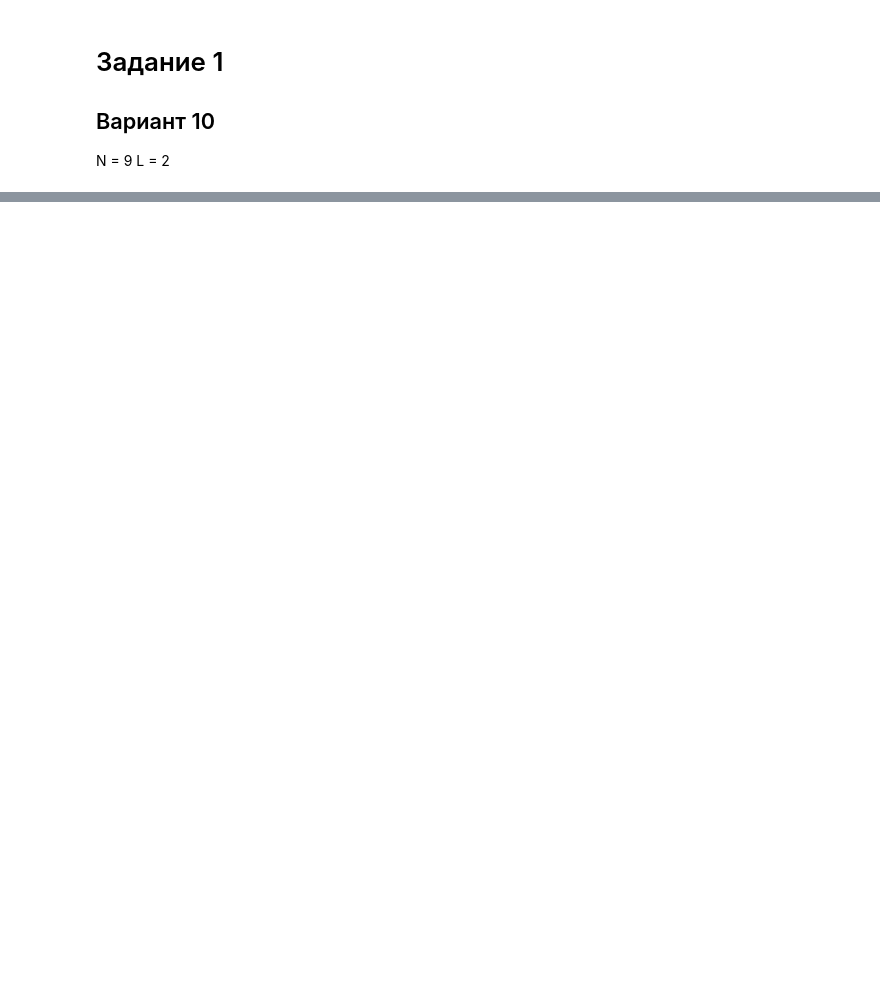
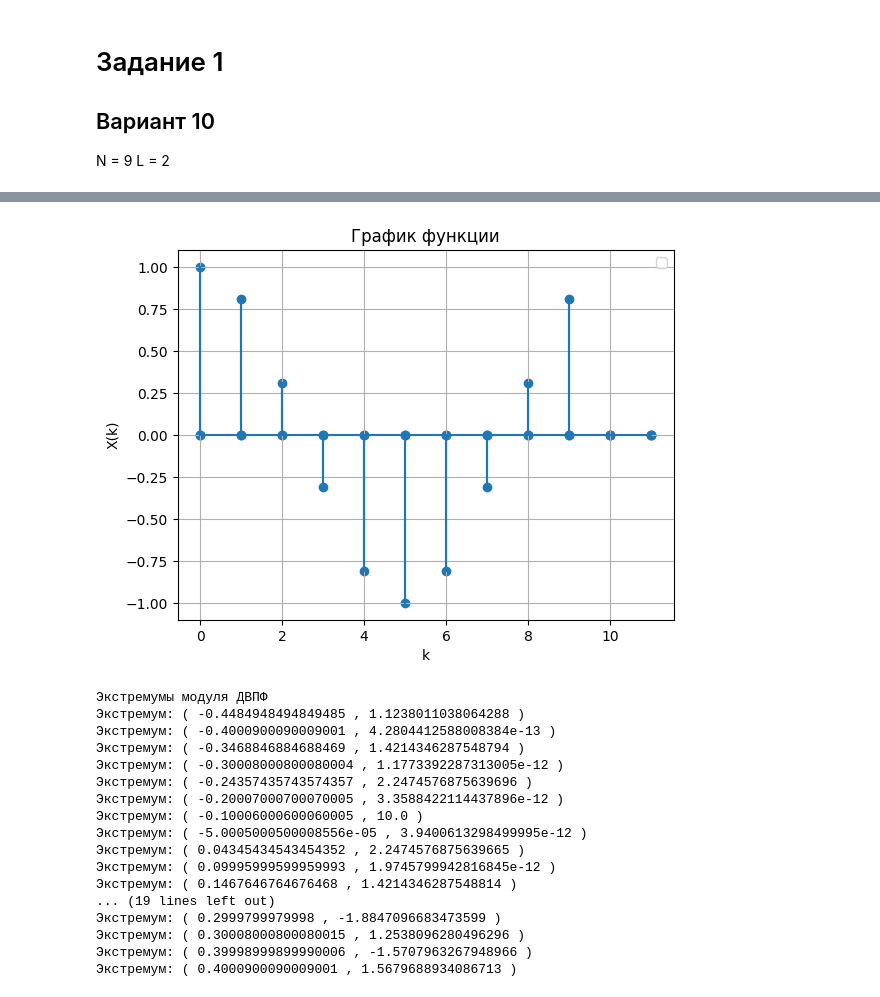
Before and after one commit to Zararest/Labs, a Jupyter notebook: RT_2/Result.ipynb, the cells around one changed output, grey strips where cells are left out. Cells and saved outputs as stored; diff of their text form; code cells hidden in the pictures; blank space fills up the shorter version.

```diff
--- a/RT_2/Result.ipynb
+++ b/RT_2/Result.ipynb
@@ -75,0 +220,32 @@ draw_graph()
+# %%
+def X_N(k):
+    if k < 0 or k > (N - 1):
+        return 0
+    return 1
+
+nu_0 = -0.1
+
+def X_S(k):
+    return X_N(k) * np.exp( 1j * 2 * np.pi * k * nu_0)
+
+print_func(X_S, 0, 11)
+draw_graph(X_S)
+# %% [output]
+[figure, added]
+Экстремумы модуля ДВПФ
+Экстремум: ( -0.4484948494849485 , 1.1238011038064288 )
+Экстремум: ( -0.4000900090009001 , 4.2804412588008384e-13 )
+Экстремум: ( -0.3468846884688469 , 1.4214346287548794 )
+Экстремум: ( -0.30008000800080004 , 1.1773392287313005e-12 )
+Экстремум: ( -0.24357435743574357 , 2.2474576875639696 )
+Экстремум: ( -0.20007000700070005 , 3.3588422114437896e-12 )
+Экстремум: ( -0.10006000600060005 , 10.0 )
+Экстремум: ( -5.0005000500008556e-05 , 3.9400613298499995e-12 )
+Экстремум: ( 0.04345434543454352 , 2.2474576875639665 )
+Экстремум: ( 0.09995999599959993 , 1.9745799942816845e-12 )
+Экстремум: ( 0.1467646764676468 , 1.4214346287548814 )
+... (19 lines left out)
+Экстремум: ( 0.2999799979998 , -1.8847096683473599 )
+Экстремум: ( 0.30008000800080015 , 1.2538096280496296 )
+Экстремум: ( 0.39998999899990006 , -1.5707963267948966 )
+Экстремум: ( 0.4000900090009001 , 1.5679688934086713 )
```
Also changed, not shown: parts of 8 cells of this notebook.
